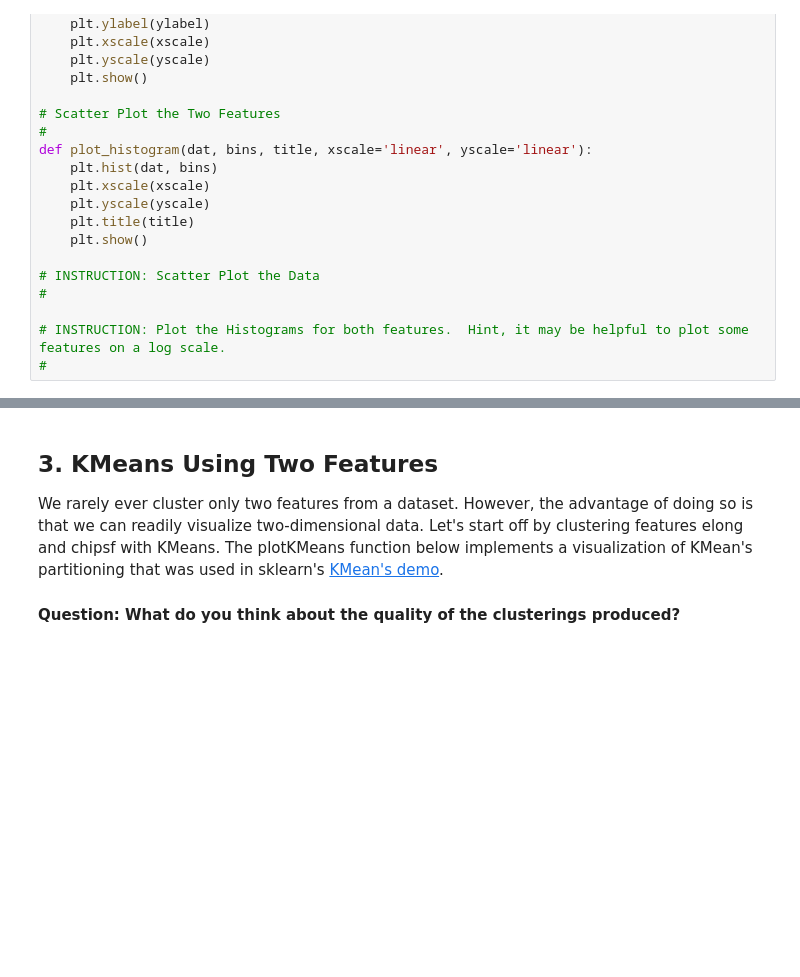
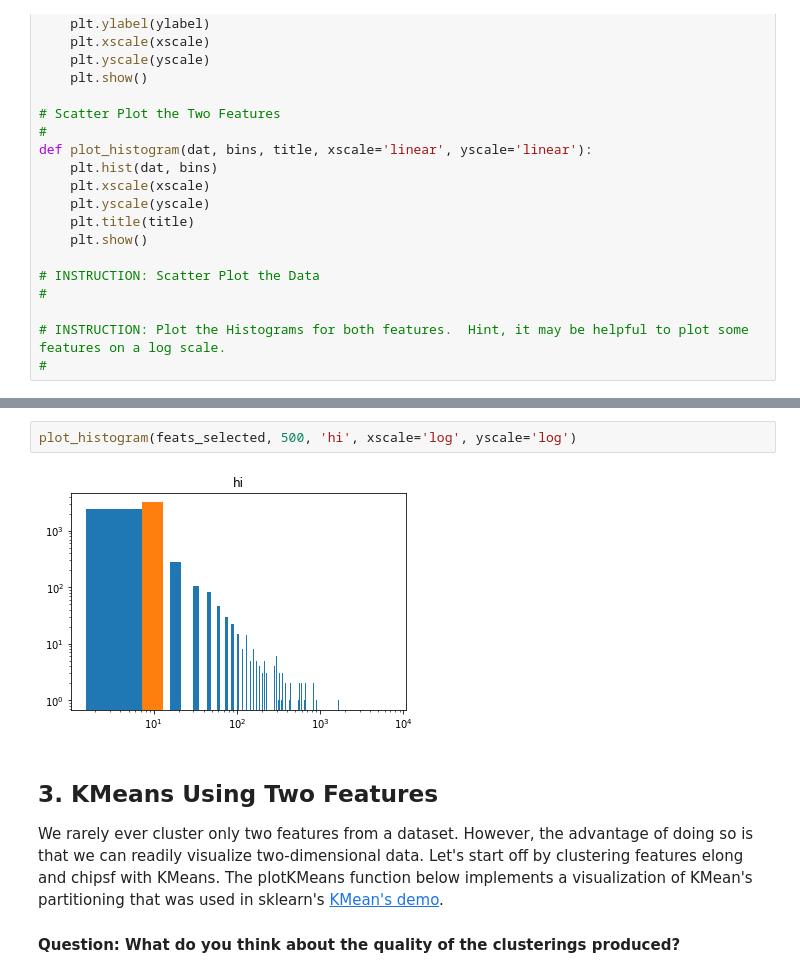
Before and after one commit to abao1999/AY119, a Jupyter notebook: hw4/Clustering-Astronomical-Sources.ipynb, the cells around one changed output, grey strips where cells are left out. Saved outputs shown, nothing was run; the diff lists cells and outputs as text; blank space fills up the shorter version.

```diff
--- a/hw4/Clustering-Astronomical-Sources.ipynb
+++ b/hw4/Clustering-Astronomical-Sources.ipynb
@@ -139,3 +145,7 @@ def plot_histogram(dat, bins, title, xscale='linear', yscale='linear'):
+# %%
+plot_histogram(feats_selected, 500, 'hi', xscale='log', yscale='log')
+# %% [output]
+[figure, added]
 # %% [markdown]
 ## 3. KMeans Using Two Features
 
```
Also changed, not shown: parts of 12 cells of this notebook.
